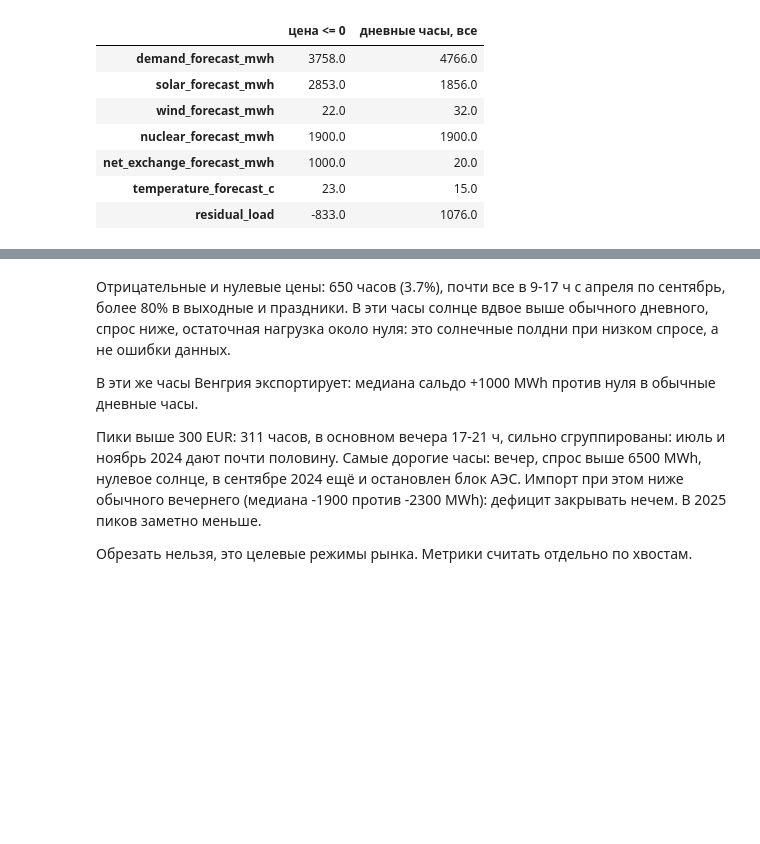
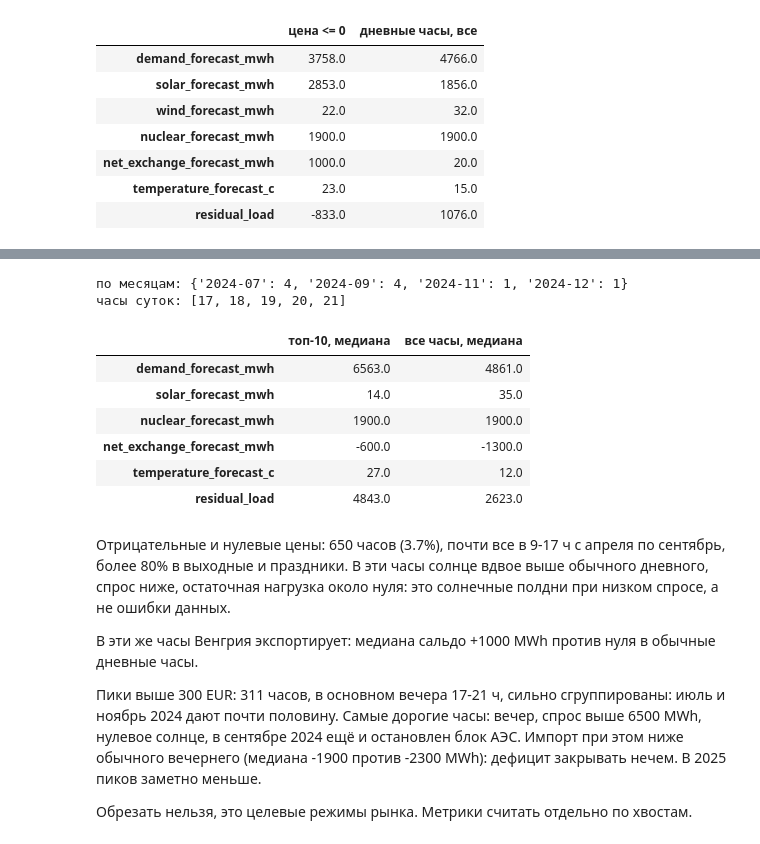
Before and after one commit to schvioletta/hse-annual-project-136, a Jupyter notebook: eda/EDA.ipynb, the cells around one changed output, grey strips where cells are left out. Drawn from its saved outputs; the diff is of its cells as text; code cells hidden in the pictures; blank space fills up the shorter version.

Commit message:
EDA: убраны строки данных, удалён пустой Pismarov_old.ipynb
Co-Authored-By: Claude Opus 5.5 <noreply@anthropic.com>

```diff
--- a/eda/EDA.ipynb
+++ b/eda/EDA.ipynb
@@ -330,3 +312,21 @@ eda.sort_values(TARGET, ascending=False)[cols].head(10).round(0)
+# %%
+# десять самых дорогих часов: когда они случились и при каких условиях (сами строки не выводим)
+top = eda.nlargest(10, TARGET)
+print("по месяцам:", top.index.strftime("%Y-%m").value_counts().sort_index().to_dict())
+print("часы суток:", sorted(top["hour"].unique().tolist()))
+cols = ["demand_forecast_mwh", "solar_forecast_mwh", "nuclear_forecast_mwh",
+        "net_exchange_forecast_mwh", "temperature_forecast_c", "residual_load"]
+pd.DataFrame({"топ-10, медиана": top[cols].median(), "все часы, медиана": eda[cols].median()}).round(0)
+# %% [output]
+по месяцам: {'2024-07': 4, '2024-09': 4, '2024-11': 1, '2024-12': 1}
+часы суток: [17, 18, 19, 20, 21]
+|  | топ-10, медиана | все часы, медиана |
+| demand_forecast_mwh | 6563.0 | 4861.0 |
+| solar_forecast_mwh | 14.0 | 35.0 |
+| nuclear_forecast_mwh | 1900.0 | 1900.0 |
+| net_exchange_forecast_mwh | -600.0 | -1300.0 |
+| temperature_forecast_c | 27.0 | 12.0 |
+| residual_load | 4843.0 | 2623.0 |
 # %% [markdown]
 Отрицательные и нулевые цены: 650 часов (3.7%), почти все в 9-17 ч с апреля по сентябрь, более 80% в выходные
 и праздники. В эти часы солнце вдвое выше обычного дневного, спрос ниже, остаточная нагрузка около нуля:
```
Also changed, not shown: parts of 1 cell of this notebook, 2 other files.
